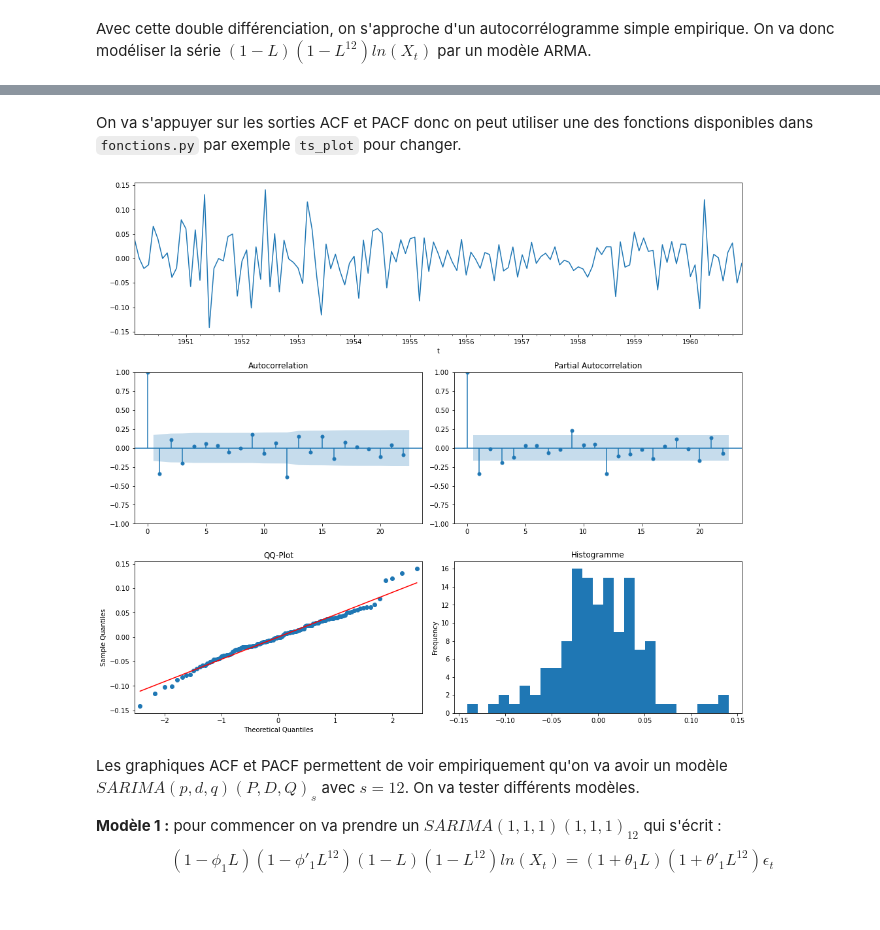
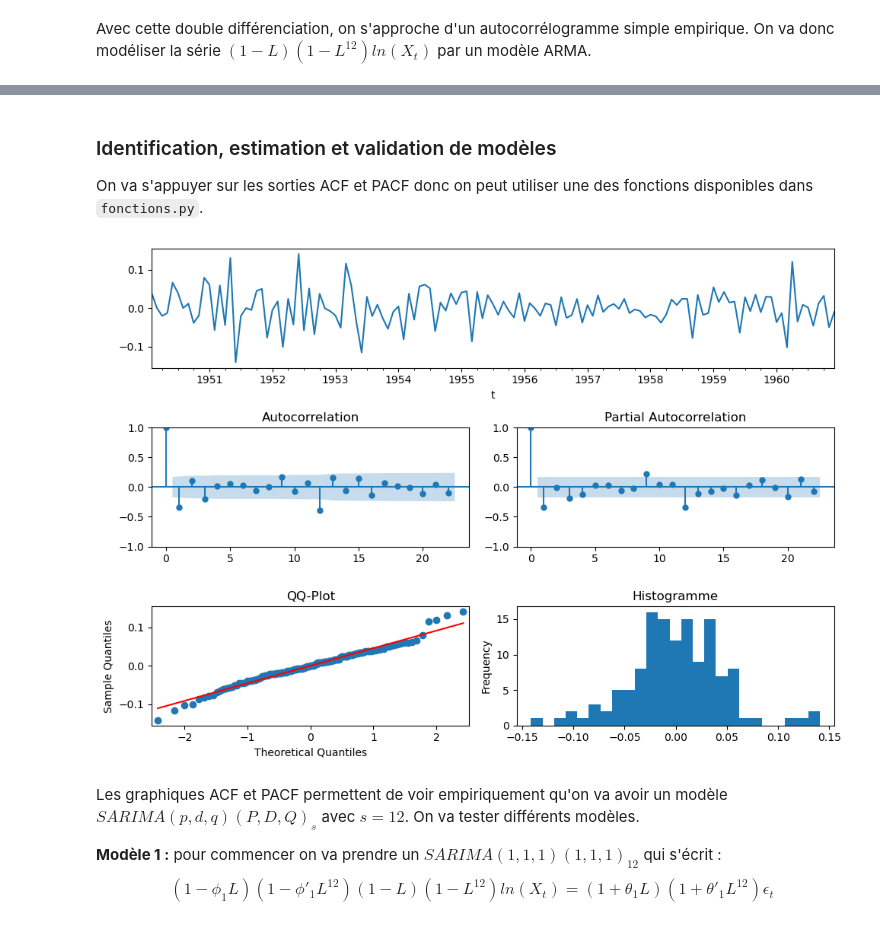
Before and after one commit to Statoscop/notebooks-blog, a Jupyter notebook: Series temporelles/SeriesTemp_Python_4.ipynb, the cells around one changed output, grey strips where cells are left out. Cells and saved outputs as stored; diff of their text form; code cells hidden in the pictures.

```diff
--- a/Series temporelles/SeriesTemp_Python_4.ipynb
+++ b/Series temporelles/SeriesTemp_Python_4.ipynb
@@ -172,9 +168,11 @@ Avec cette double différenciation, on s'approche d'un autocorrélogramme simple
 # %% [markdown]
-On va s'appuyer sur les sorties ACF et PACF donc on peut utiliser une des fonctions disponibles dans `fonctions.py` par exemple `ts_plot` pour changer.
+### Identification, estimation et validation de modèles
+
+On va s'appuyer sur les sorties ACF et PACF donc on peut utiliser une des fonctions disponibles dans `fonctions.py`.
 # %%
-fct.ts_plot(y_diff_1_12[13:].Airpass)
+fct.ts_plot(y_diff_1_12[13:].Airpass, fig_size=(10,7))
 # %% [output]
-[figure, old version]
+[figure, new version]
 # %% [markdown]
 Les graphiques ACF et PACF permettent de voir empiriquement qu'on va avoir un modèle $SARIMA(p,d,q)(P,D,Q)_s$ avec $s=12$. On va tester différents modèles.
 
```
Also changed, not shown: parts of 46 cells of this notebook, 1 other file.
